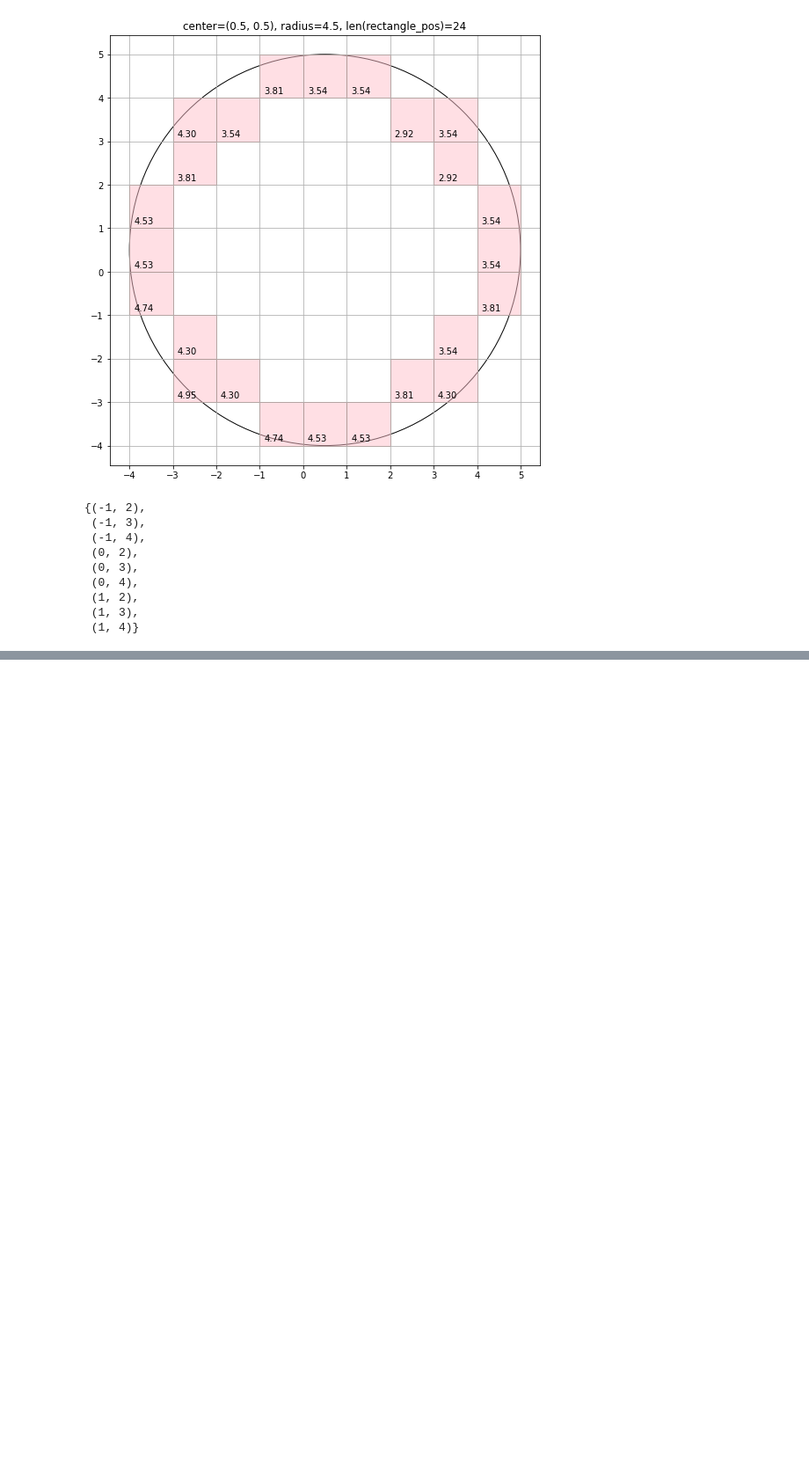
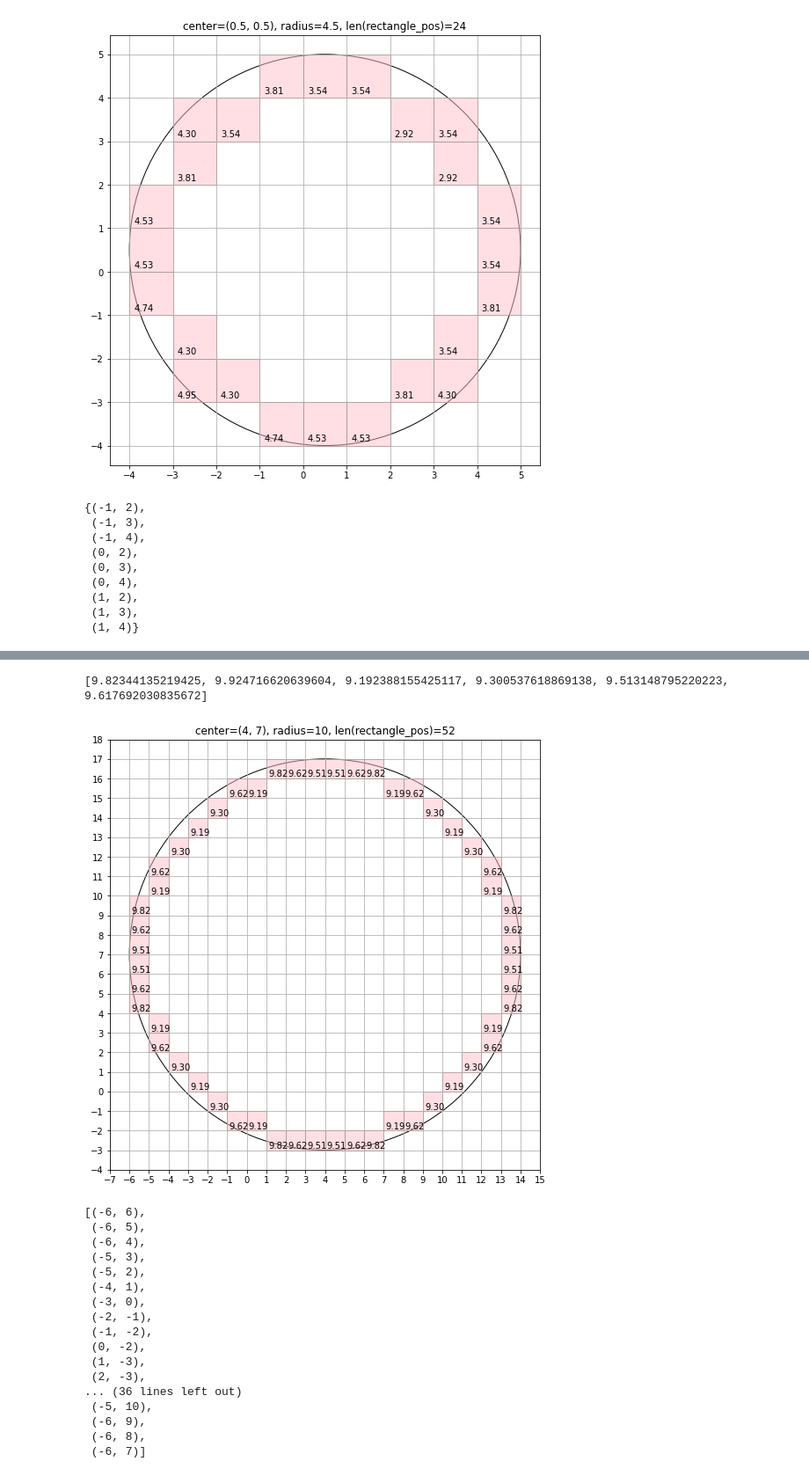
Before and after one commit to Kotori316/Playground, a Jupyter notebook: circle.ipynb, the cells around one changed output, grey strips where cells are left out. Shown at 88% size. Drawn from its saved outputs; the diff is of its cells as text; code cells hidden in the pictures; blank space fills up the shorter version.

```diff
--- a/circle.ipynb
+++ b/circle.ipynb
@@ -182,0 +213,31 @@ pprint.pprint(adjacent(3, np.pi / 2), width=9)
+# %%
+_, ax = create_fig()
+
+c = (4, 7)
+r = 10
+poses = get_poses(c, r)
+poses = [(x + c[0], y + c[1]) for (x, y) in poses]
+make_circle(ax, c, r, poses)
+plt.show()
+
+pprint.pprint(sorted(poses, key=lambda t: np.arctan2(t[1] - c[1], t[0] - c[0])))
+# %% [output]
+[9.82344135219425, 9.924716620639604, 9.192388155425117, 9.300537618869138, 9.513148795220223, 9.617692030835672]
+[figure, added]
+[(-6, 6),
+ (-6, 5),
+ (-6, 4),
+ (-5, 3),
+ (-5, 2),
+ (-4, 1),
+ (-3, 0),
+ (-2, -1),
+ (-1, -2),
+ (0, -2),
+ (1, -3),
+ (2, -3),
+... (36 lines left out)
+ (-5, 10),
+ (-6, 9),
+ (-6, 8),
+ (-6, 7)]
```
Also changed, not shown: parts of 1 cell of this notebook, 1 other file.
